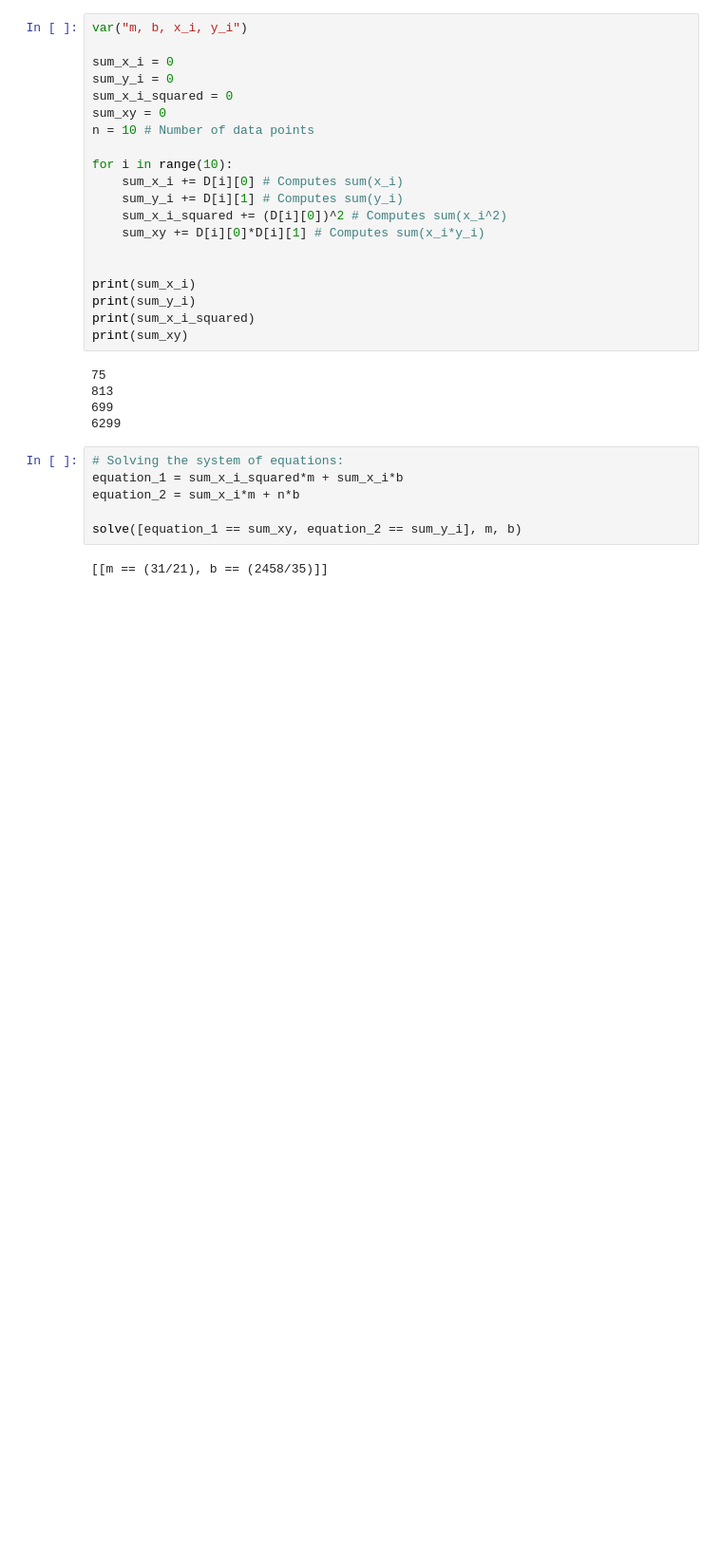
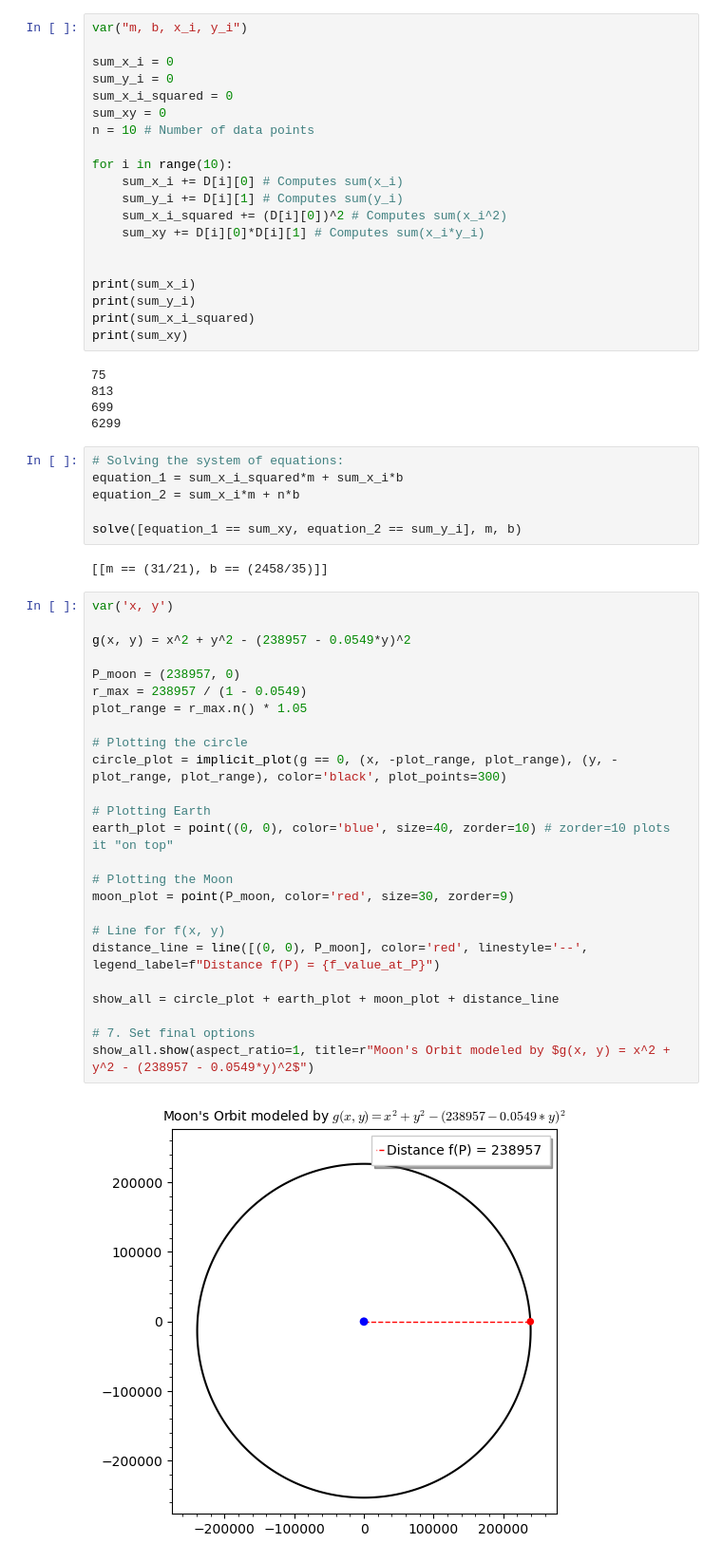
Before and after one commit to hammondutra/cs111_assignments, a Jupyter notebook: Skill Builder Week 8.ipynb, the cells around one changed output. Shown: that part at 95% size. Cells and saved outputs as stored; diff of their text form; blank space fills up the shorter version.

```diff
--- a/Skill Builder Week 8.ipynb
+++ b/Skill Builder Week 8.ipynb
@@ -60,3 +60,30 @@ equation_2 = sum_x_i*m + n*b
 solve([equation_1 == sum_xy, equation_2 == sum_y_i], m, b)
 # %% [output]
 [[m == (31/21), b == (2458/35)]]
+# %%
+var('x, y')
+
+g(x, y) = x^2 + y^2 - (238957 - 0.0549*y)^2
+
+P_moon = (238957, 0)
+r_max = 238957 / (1 - 0.0549)
+plot_range = r_max.n() * 1.05
+
+# Plotting the circle
+circle_plot = implicit_plot(g == 0, (x, -plot_range, plot_range), (y, -plot_range, plot_range), color='black', plot_points=300)
+
+# Plotting Earth
+earth_plot = point((0, 0), color='blue', size=40, zorder=10) # zorder=10 plots it "on top"
+
+# Plotting the Moon
+moon_plot = point(P_moon, color='red', size=30, zorder=9)
+
+# Line for f(x, y)
+distance_line = line([(0, 0), P_moon], color='red', linestyle='--', legend_label=f"Distance f(P) = {f_value_at_P}")
+
+show_all = circle_plot + earth_plot + moon_plot + distance_line
+
+# 7. Set final options
+show_all.show(aspect_ratio=1, title=r"Moon's Orbit modeled by $g(x, y) = x^2 + y^2 - (238957 - 0.0549*y)^2$")
+# %% [output]
+[figure, added]
```
Also changed, not shown: parts of 5 cells of this notebook.
